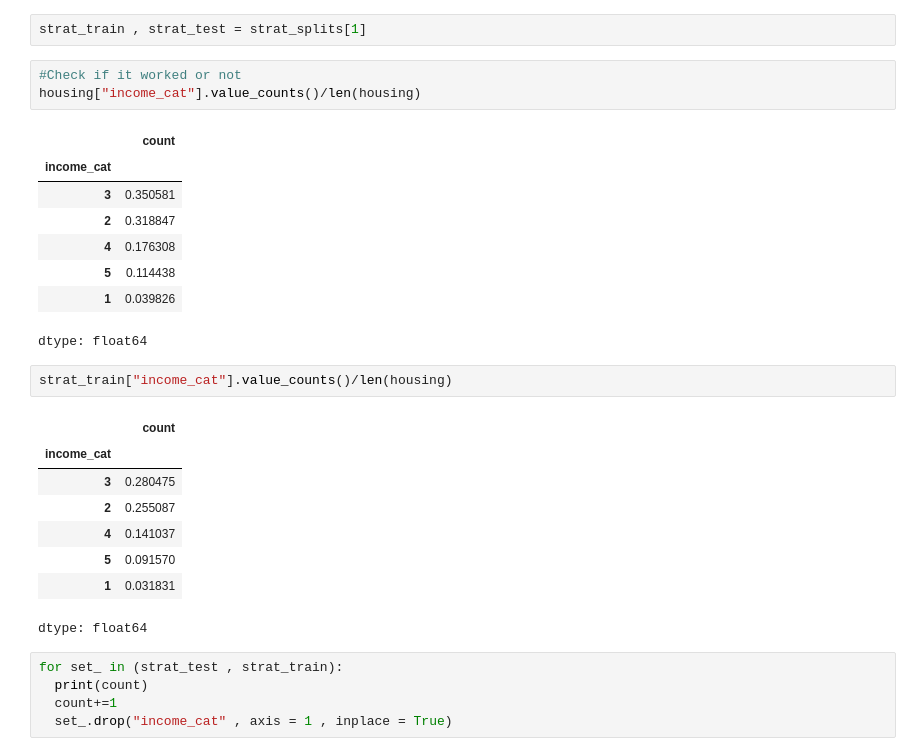
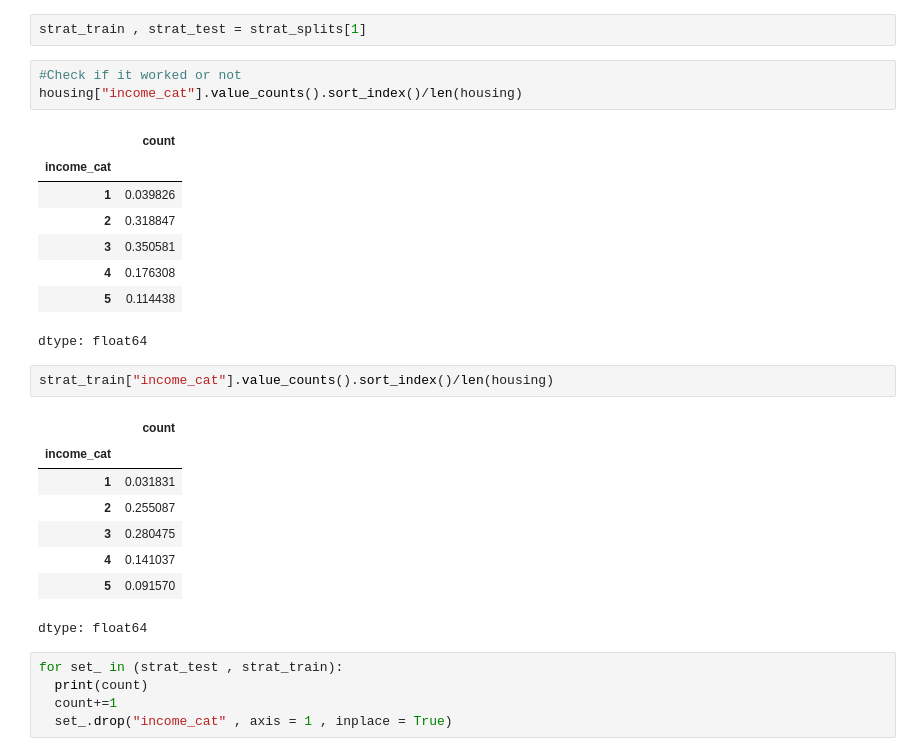
Before and after one commit to sike990/HandsOn-ML, a Jupyter notebook: HandsOnML.ipynb, the cells around one changed output. Drawn from its saved outputs; the diff is of its cells as text.

```diff
--- a/HandsOnML.ipynb
+++ b/HandsOnML.ipynb
@@ -167,26 +173,26 @@ strat_train_1 , strat_test_1 = train_test_split(housing , test_size = 0.2 , stra
 strat_train , strat_test = strat_splits[1]
 # %%
 #Check if it worked or not
-housing["income_cat"].value_counts()/len(housing)
+housing["income_cat"].value_counts().sort_index()/len(housing)
 # %% [output]
 |  | count |
 | income_cat |  |
+| 1 | 0.039826 |
+| 2 | 0.318847 |
 | 3 | 0.350581 |
-| 2 | 0.318847 |
 | 4 | 0.176308 |
 | 5 | 0.114438 |
-| 1 | 0.039826 |
 dtype: float64
 # %%
-strat_train["income_cat"].value_counts()/len(housing)
+strat_train["income_cat"].value_counts().sort_index()/len(housing)
 # %% [output]
 |  | count |
 | income_cat |  |
+| 1 | 0.031831 |
+| 2 | 0.255087 |
 | 3 | 0.280475 |
-| 2 | 0.255087 |
 | 4 | 0.141037 |
 | 5 | 0.091570 |
-| 1 | 0.031831 |
 dtype: float64
 # %%
 for set_ in (strat_test , strat_train):
```
Also changed, not shown: parts of 36 cells of this notebook.
